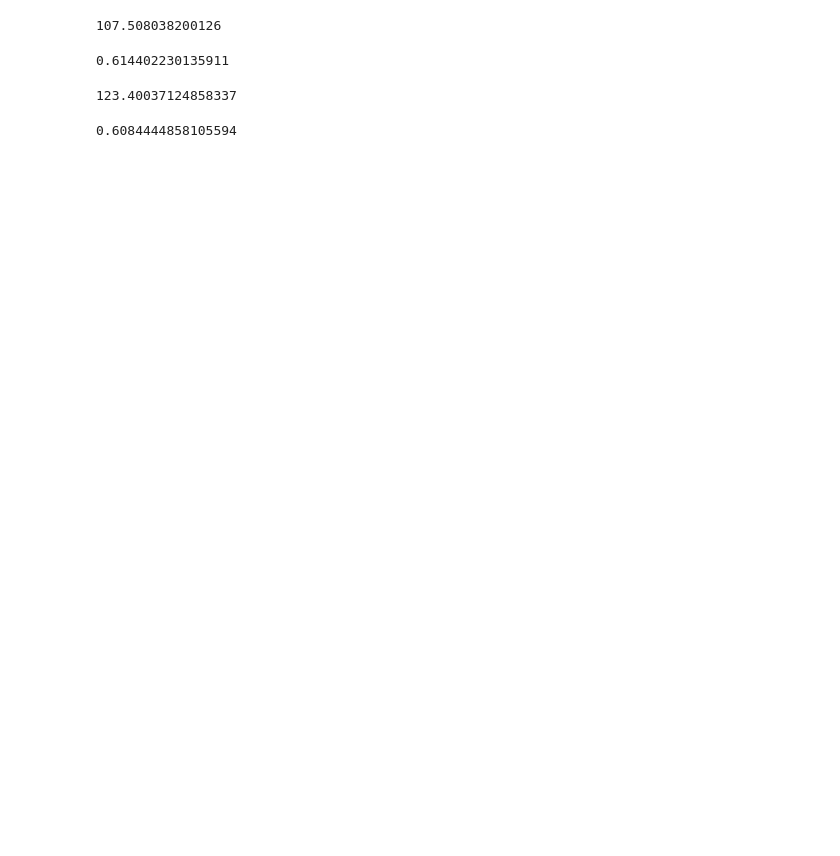
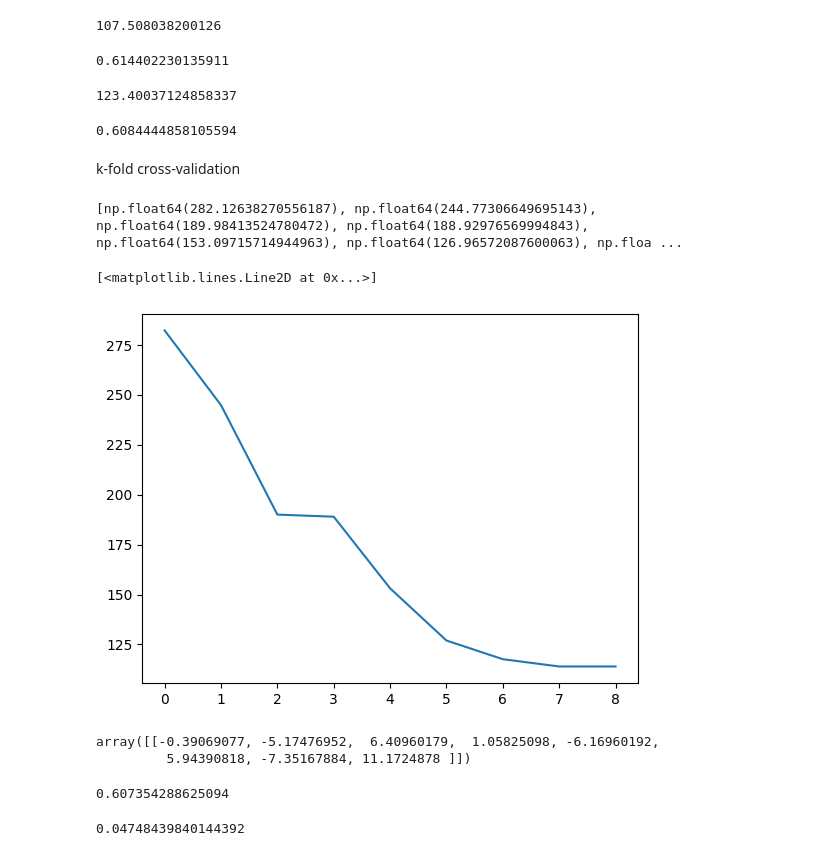
Before and after one commit to musa-fe/Machine_Learning, a Jupyter notebook: Regression.ipynb, the cells around one changed output. Cells and saved outputs as stored; diff of their text form; code cells hidden in the pictures; blank space fills up the shorter version.

```diff
--- a/Regression.ipynb
+++ b/Regression.ipynb
@@ -198,0 +206,46 @@ r2_score(y_test, pred)
+# %% [markdown]
+k-fold cross-validation
+# %%
+cv= KFold(n_splits=5,shuffle=True,random_state=50)
+Y= dat[["Basinc_Dayanimi"]]
+X= dat.drop("Basinc_Dayanimi",axis=1)
+x_egitim, x_test, y_egitim, y_test= train_test_split(X,Y,test_size=151,random_state=50)
+# %%
+pca= PCA()
+x_egitim_scaled= pca.fit_transform(scale(x_egitim))
+from sklearn.linear_model import LinearRegression
+reg= LinearRegression()
+mse=[]
+for i in np.arange(1,10):
+    score = -1*model_selection.cross_val_score(reg,
+                                               x_egitim_scaled[:,:i], y_egitim,
+                                               cv=cv,scoring="neg_mean_squared_error").mean()
+    mse.append(score)
+
+print(mse)
+# %% [output]
+[np.float64(282.12638270556187), np.float64(244.77306649695143), np.float64(189.98413524780472), np.float64(188.92976569994843), np.float64(153.09715714944963), np.float64(126.96572087600063), np.floa ...
+# %%
+mp.plot(mse)
+# %% [output]
+[<matplotlib.lines.Line2D at 0x...>]
+[figure, added]
+# %%
+model= LinearRegression()
+pcreg= model.fit(x_egitim_scaled, y_egitim)
+yhat= pcreg.predict(x_egitim_scaled)
+pcreg.coef_
+# %% [output]
+array([[-0.39069077, -5.17476952,  6.40960179,  1.05825098, -6.16960192,
+         5.94390818, -7.35167884, 11.1724878 ]])
+# %%
+x_test_scaled= pca.fit_transform(scale(x_test))
+predicted_Y=pcreg.predict(x_test_scaled)
+from sklearn.metrics import r2_score, mean_squared_error
+r2_score(y_egitim, yhat)
+# %% [output]
+0.607354288625094
+# %%
+r2_score(y_test, predicted_Y)
+# %% [output]
+0.04748439840144392
```
Also changed, not shown: parts of 19 cells of this notebook.
